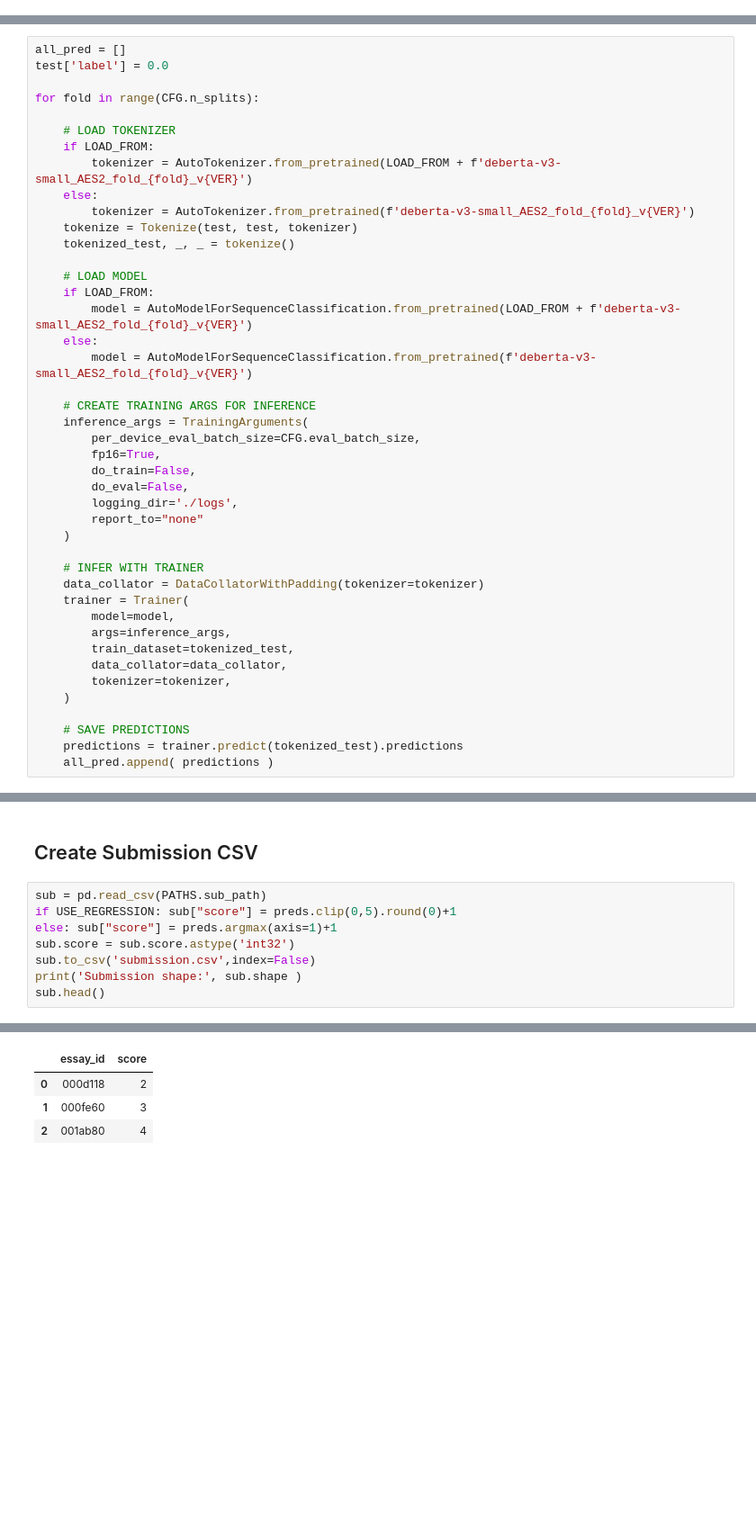
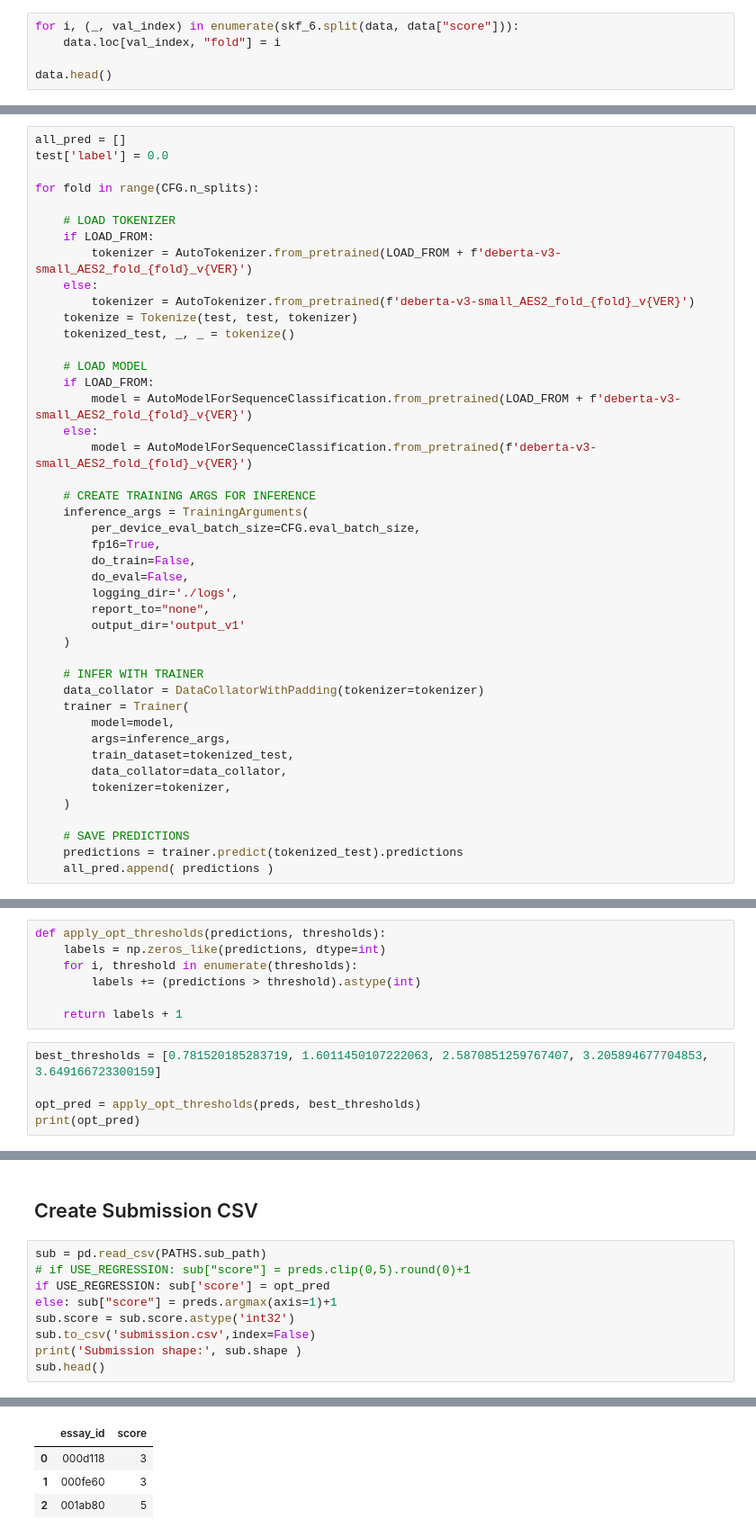
Before and after one commit to huiyuiui/AutomatedEssayScoring, a Jupyter notebook: DeBERTa-v3-s_starter.ipynb, the cells around one changed output, grey strips where cells are left out. Shown: that part at 90% size. Saved outputs shown, nothing was run; the diff lists cells and outputs as text; blank space fills up the shorter version.

```diff
--- a/DeBERTa-v3-s_starter.ipynb
+++ b/DeBERTa-v3-s_starter.ipynb
@@ -299,0 +600,5 @@ Overall QWK CV = 0.822075073743795
+# %%
+for i, (_, val_index) in enumerate(skf_6.split(data, data["score"])):
+    data.loc[val_index, "fold"] = i
+
+data.head()
@@ -337,7 +678,8 @@ for fold in range(CFG.n_splits):
         do_train=False,
         do_eval=False,
         logging_dir='./logs',
-        report_to="none"
+        report_to="none",
+        output_dir='output_v1'
     )
 
     # INFER WITH TRAINER
@@ -366,0 +713,12 @@ Predictions shape: (3,)
+# %%
+def apply_opt_thresholds(predictions, thresholds):
+    labels = np.zeros_like(predictions, dtype=int)
+    for i, threshold in enumerate(thresholds):
+        labels += (predictions > threshold).astype(int)
+
+    return labels + 1
+# %%
+best_thresholds = [0.781520185283719, 1.6011450107222063, 2.5870851259767407, 3.205894677704853, 3.649166723300159]
+
+opt_pred = apply_opt_thresholds(preds, best_thresholds)
+print(opt_pred)
@@ -368,15 +728,16 @@ Predictions shape: (3,)
 ## Create Submission CSV
 # %%
 sub = pd.read_csv(PATHS.sub_path)
-if USE_REGRESSION: sub["score"] = preds.clip(0,5).round(0)+1
+# if USE_REGRESSION: sub["score"] = preds.clip(0,5).round(0)+1
+if USE_REGRESSION: sub['score'] = opt_pred
 else: sub["score"] = preds.argmax(axis=1)+1
 sub.score = sub.score.astype('int32')
 sub.to_csv('submission.csv',index=False)
 print('Submission shape:', sub.shape )
 sub.head()
 # %% [output]
 Submission shape: (3, 2)
 |  | essay_id | score |
-| 0 | 000d118 | 2 |
+| 0 | 000d118 | 3 |
 | 1 | 000fe60 | 3 |
-| 2 | 001ab80 | 4 |
+| 2 | 001ab80 | 5 |
```
Also changed, not shown: parts of 34 cells of this notebook, 2 other files.
